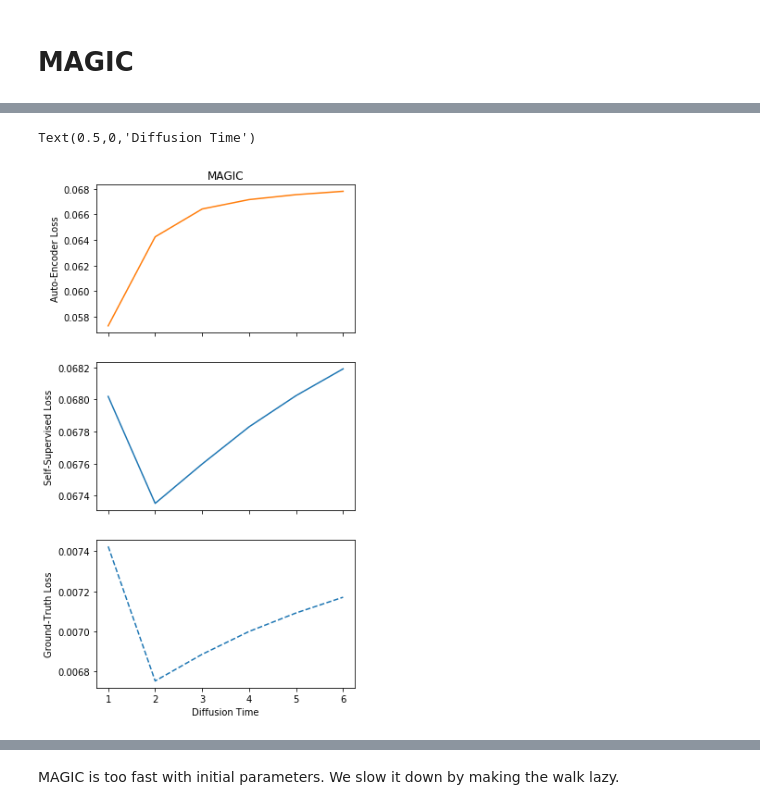
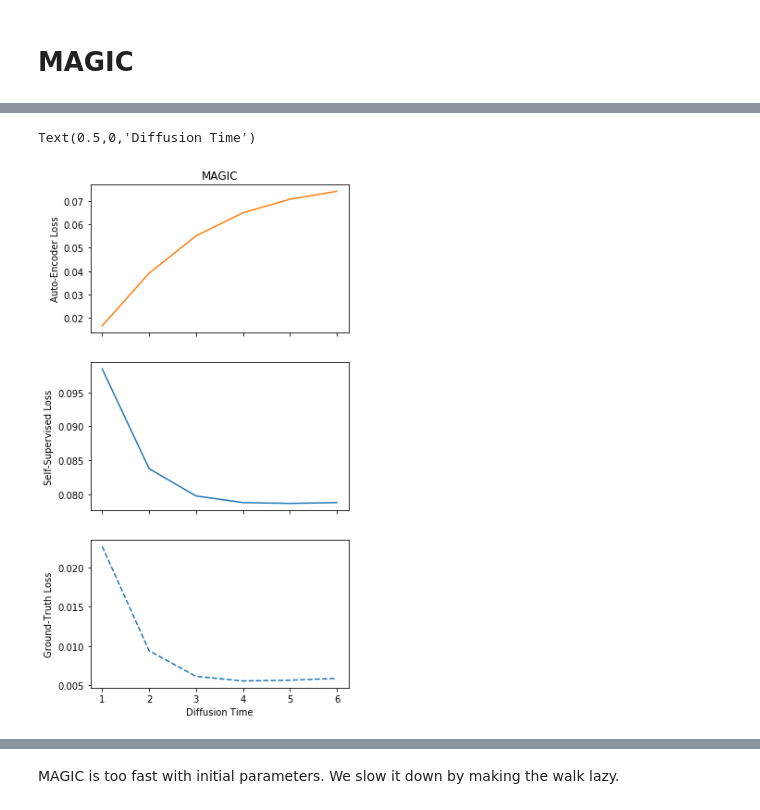
Before and after one commit to czbiohub-sf/molecular-cross-validation, a Jupyter notebook: src/noise2self_sc/Figures.ipynb, the cells around one changed output, grey strips where cells are left out. Cells and saved outputs as stored; diff of their text form; code cells hidden in the pictures.

```diff
--- a/src/noise2self_sc/Figures.ipynb
+++ b/src/noise2self_sc/Figures.ipynb
@@ -110,11 +96,8 @@ at_least_500 = np.array((hca.X.sum(axis = 0) > 500)).flatten()
 x = np.array(hca_down.X.todense())
 # %%
 y = np.array(hca.X.todense())
-# %%
-y = y[:, at_least_500]
-x = x[:, at_least_500]
 # %%
-mean = y/y.sum(axis = 1, keepdims = True) * 1000
+mean = y/y.sum(axis = 1, keepdims = True) * n_counts/2
 # %%
 z = expected_sqrt(mean)
 # %%
@@ -205,5 +171,6 @@ def compute_diff_op(x, lazy_p = 0):
     diff_op = (1 - lazy_p) * diff_op + lazy_p * np.eye(diff_op.shape[0])
     return diff_op
 # %%
-diff_op = compute_diff_op(x1, lazy_p = 0)
+#diff_op = compute_diff_op(x1, lazy_p = 0)
+diff_op = compute_diff_op(x1, lazy_p = 0.5)
 # %% [output]
@@ -219,13 +186,16 @@ Calculated graph and diffusion operator in 19.12 seconds.
 # %%
-denoised = np.sqrt(x1)
-ss_loss, gt_loss, ae_loss = [], [], []
+x1_norm = np.sqrt(x1)
+x2_norm = np.sqrt(x2)
+
+denoised = x1_norm.copy()
+ss_loss_diffusion_mse, gt_loss_diffusion_mse, ae_loss_diffusion_mse = [], [], []
 max_t = 7
 
 t_range = np.arange(max_t)
 
 for t in t_range:
-    ss_loss.append(mse(denoised, np.sqrt(x2)))
-    ae_loss.append(mse(denoised, np.sqrt(x1)))
-    gt_loss.append(mse(denoised, z))
-
+    ae_loss_diffusion_mse.append(mse(denoised, x1_norm))
+    ss_loss_diffusion_mse.append(mse(denoised, x2_norm))
+    gt_loss_diffusion_mse.append(mse(denoised, z))
+    print(2*((denoised - z)*(z - x2_norm)).mean())
     denoised = diff_op.dot(denoised)
@@ -232,15 +210,15 @@ for t in t_range:
 # %%
 f, (ax0, ax1, ax2) = plt.subplots(3, 1, sharex=True, figsize=(5, 10))
 
-ax0.plot(t_range[1:], ae_loss[1:], color = 'C1')
+ax0.plot(t_range[1:], ae_loss_diffusion_mse[1:], color = 'C1')
 ax0.set_title("MAGIC")
 ax0.set_ylabel('Auto-Encoder Loss')
 
-ax1.plot(t_range[1:], ss_loss[1:])
+ax1.plot(t_range[1:], ss_loss_diffusion_mse[1:])
 ax1.set_ylabel('Self-Supervised Loss')
-ax2.plot(t_range[1:], gt_loss[1:], '--')
+ax2.plot(t_range[1:], gt_loss_diffusion_mse[1:], '--')
 ax2.set_ylabel('Ground-Truth Loss')
 ax2.set_xlabel('Diffusion Time')
 # %% [output]
 Text(0.5,0,'Diffusion Time')
-[figure, old version]
+[figure, new version]
```
Also changed, not shown: parts of 29 cells of this notebook, 2 other files.
